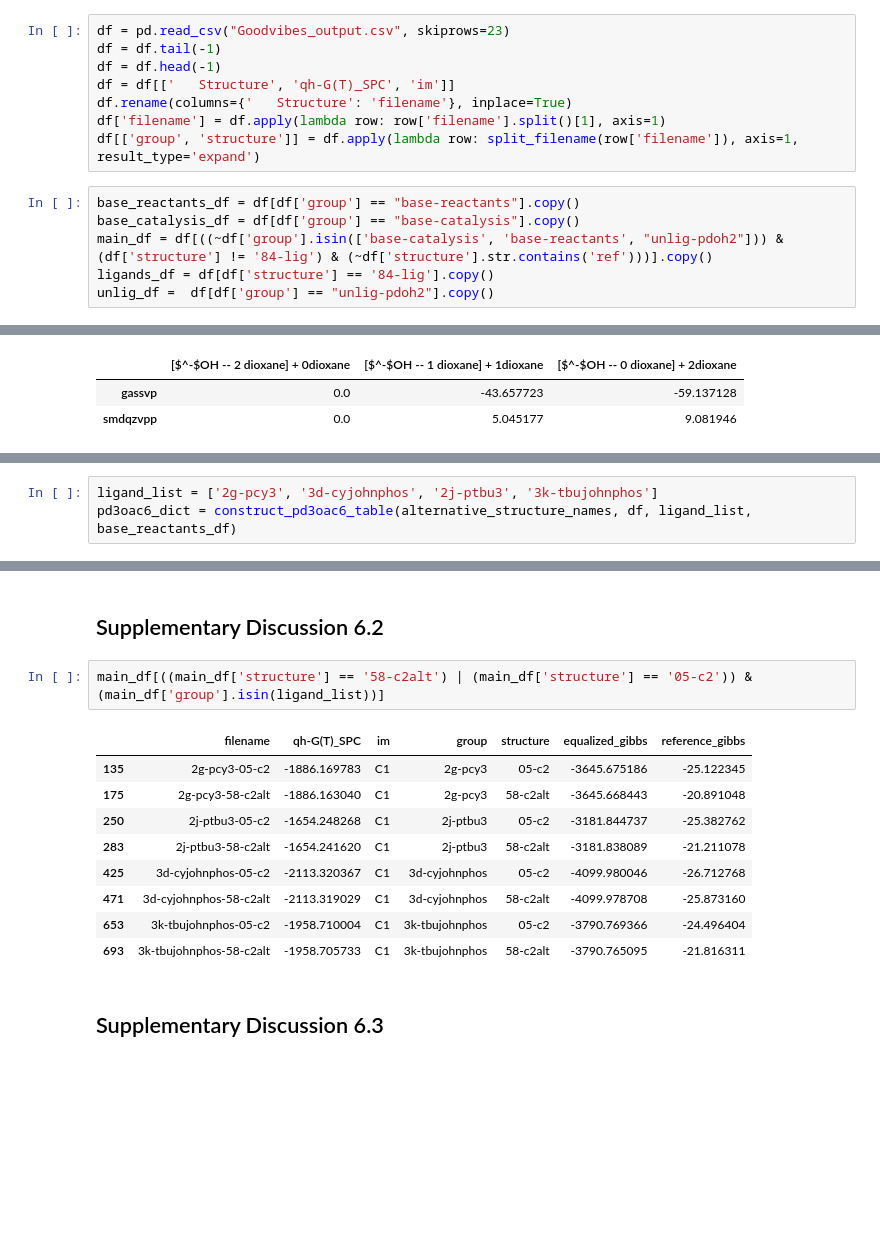
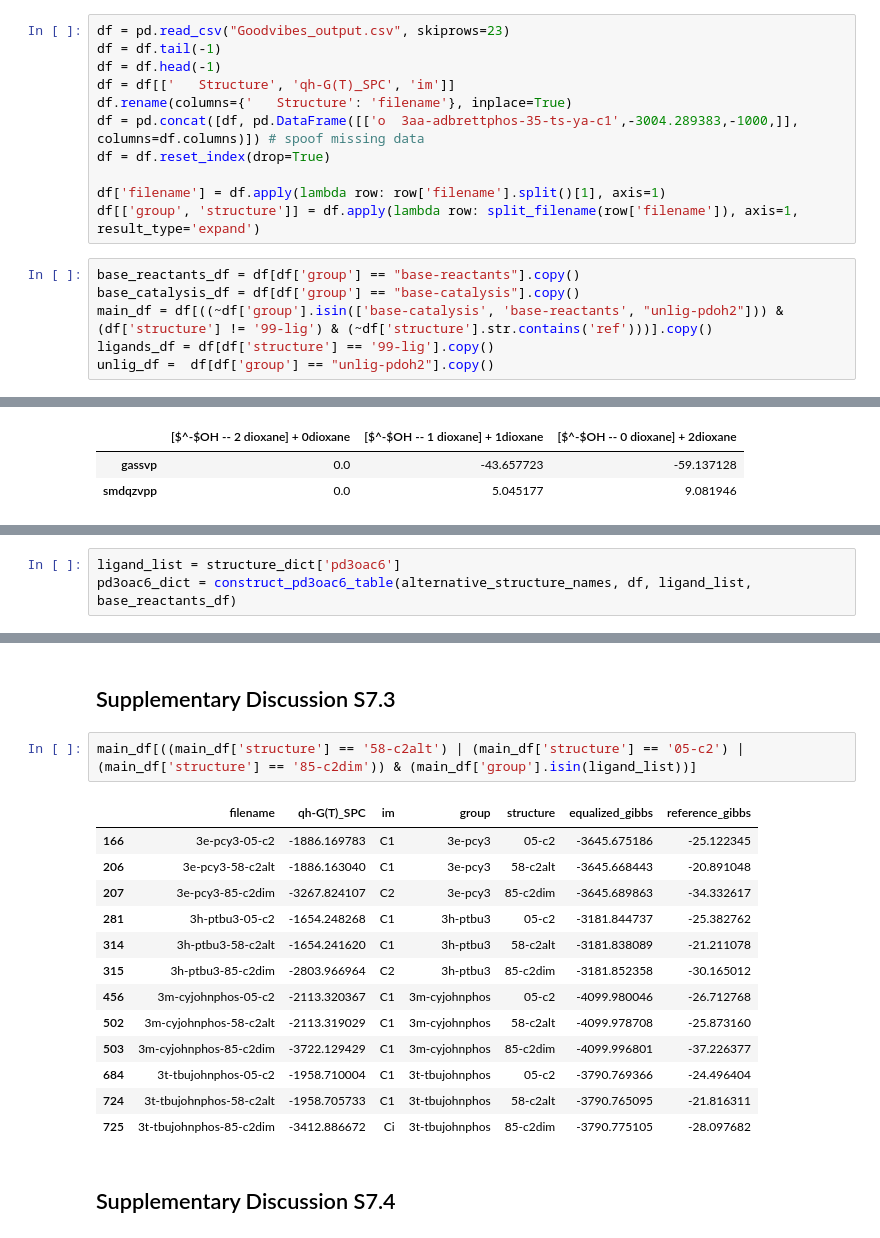
Before and after one commit to chertianser/pdcatpdb-code, a Jupyter notebook: goodvibes_processing.ipynb, the cells around one changed output, grey strips where cells are left out. Drawn from its saved outputs; the diff is of its cells as text; blank space fills up the shorter version.

```diff
--- a/goodvibes_processing.ipynb
+++ b/goodvibes_processing.ipynb
@@ -412,13 +479,16 @@ df = df.tail(-1)
 df = df.head(-1)
 df = df[['   Structure', 'qh-G(T)_SPC', 'im']]
 df.rename(columns={'   Structure': 'filename'}, inplace=True)
+df = pd.concat([df, pd.DataFrame([['o  3aa-adbrettphos-35-ts-ya-c1',-3004.289383,-1000,]], columns=df.columns)]) # spoof missing data
+df = df.reset_index(drop=True)
+
 df['filename'] = df.apply(lambda row: row['filename'].split()[1], axis=1)
 df[['group', 'structure']] = df.apply(lambda row: split_filename(row['filename']), axis=1, result_type='expand')
 # %%
 base_reactants_df = df[df['group'] == "base-reactants"].copy()
 base_catalysis_df = df[df['group'] == "base-catalysis"].copy()
-main_df = df[((~df['group'].isin(['base-catalysis', 'base-reactants', "unlig-pdoh2"])) & (df['structure'] != '84-lig') & (~df['structure'].str.contains('ref')))].copy()
-ligands_df = df[df['structure'] == '84-lig'].copy()
+main_df = df[((~df['group'].isin(['base-catalysis', 'base-reactants', "unlig-pdoh2"])) & (df['structure'] != '99-lig') & (~df['structure'].str.contains('ref')))].copy()
+ligands_df = df[df['structure'] == '99-lig'].copy()
 unlig_df =  df[df['group'] == "unlig-pdoh2"].copy()
 # %%
 main_df['equalized_gibbs'] = main_df.apply(lambda row: equalize_reference(row, row['group']), axis=1)
@@ -1093,5 +1307,5 @@ def construct_pd3oac6_table(alternative_structure_names, df, ligand_list, base_r
 
     return pd3oac6_dict
 # %%
-ligand_list = ['2g-pcy3', '3d-cyjohnphos', '2j-ptbu3', '3k-tbujohnphos']
+ligand_list = structure_dict['pd3oac6']
 pd3oac6_dict = construct_pd3oac6_table(alternative_structure_names, df, ligand_list, base_reactants_df)
@@ -1232,17 +1438,21 @@ pd3oac6-3k-tbujohnphos
 # %% [markdown]
-## Supplementary Discussion 6.2
+## Supplementary Discussion S7.3
 # %%
-main_df[((main_df['structure'] == '58-c2alt') | (main_df['structure'] == '05-c2')) & (main_df['group'].isin(ligand_list))]
+main_df[((main_df['structure'] == '58-c2alt') | (main_df['structure'] == '05-c2') | (main_df['structure'] == '85-c2dim')) & (main_df['group'].isin(ligand_list))]
 # %% [output]
 |  | filename | qh-G(T)_SPC | im | group | structure | equalized_gibbs | reference_gibbs |
-| 135 | 2g-pcy3-05-c2 | -1886.169783 | C1 | 2g-pcy3 | 05-c2 | -3645.675186 | -25.122345 |
-| 175 | 2g-pcy3-58-c2alt | -1886.163040 | C1 | 2g-pcy3 | 58-c2alt | -3645.668443 | -20.891048 |
-| 250 | 2j-ptbu3-05-c2 | -1654.248268 | C1 | 2j-ptbu3 | 05-c2 | -3181.844737 | -25.382762 |
-| 283 | 2j-ptbu3-58-c2alt | -1654.241620 | C1 | 2j-ptbu3 | 58-c2alt | -3181.838089 | -21.211078 |
-| 425 | 3d-cyjohnphos-05-c2 | -2113.320367 | C1 | 3d-cyjohnphos | 05-c2 | -4099.980046 | -26.712768 |
-| 471 | 3d-cyjohnphos-58-c2alt | -2113.319029 | C1 | 3d-cyjohnphos | 58-c2alt | -4099.978708 | -25.873160 |
-| 653 | 3k-tbujohnphos-05-c2 | -1958.710004 | C1 | 3k-tbujohnphos | 05-c2 | -3790.769366 | -24.496404 |
-| 693 | 3k-tbujohnphos-58-c2alt | -1958.705733 | C1 | 3k-tbujohnphos | 58-c2alt | -3790.765095 | -21.816311 |
+| 166 | 3e-pcy3-05-c2 | -1886.169783 | C1 | 3e-pcy3 | 05-c2 | -3645.675186 | -25.122345 |
+| 206 | 3e-pcy3-58-c2alt | -1886.163040 | C1 | 3e-pcy3 | 58-c2alt | -3645.668443 | -20.891048 |
+| 207 | 3e-pcy3-85-c2dim | -3267.824107 | C2 | 3e-pcy3 | 85-c2dim | -3645.689863 | -34.332617 |
+| 281 | 3h-ptbu3-05-c2 | -1654.248268 | C1 | 3h-ptbu3 | 05-c2 | -3181.844737 | -25.382762 |
+| 314 | 3h-ptbu3-58-c2alt | -1654.241620 | C1 | 3h-ptbu3 | 58-c2alt | -3181.838089 | -21.211078 |
+| 315 | 3h-ptbu3-85-c2dim | -2803.966964 | C2 | 3h-ptbu3 | 85-c2dim | -3181.852358 | -30.165012 |
+| 456 | 3m-cyjohnphos-05-c2 | -2113.320367 | C1 | 3m-cyjohnphos | 05-c2 | -4099.980046 | -26.712768 |
+| 502 | 3m-cyjohnphos-58-c2alt | -2113.319029 | C1 | 3m-cyjohnphos | 58-c2alt | -4099.978708 | -25.873160 |
+| 503 | 3m-cyjohnphos-85-c2dim | -3722.129429 | C1 | 3m-cyjohnphos | 85-c2dim | -4099.996801 | -37.226377 |
+| 684 | 3t-tbujohnphos-05-c2 | -1958.710004 | C1 | 3t-tbujohnphos | 05-c2 | -3790.769366 | -24.496404 |
+| 724 | 3t-tbujohnphos-58-c2alt | -1958.705733 | C1 | 3t-tbujohnphos | 58-c2alt | -3790.765095 | -21.816311 |
+| 725 | 3t-tbujohnphos-85-c2dim | -3412.886672 | Ci | 3t-tbujohnphos | 85-c2dim | -3790.775105 | -28.097682 |
 # %% [markdown]
-## Supplementary Discussion 6.3
+## Supplementary Discussion S7.4
 # %%
```
Also changed, not shown: parts of 37 cells of this notebook, 4 other files.
